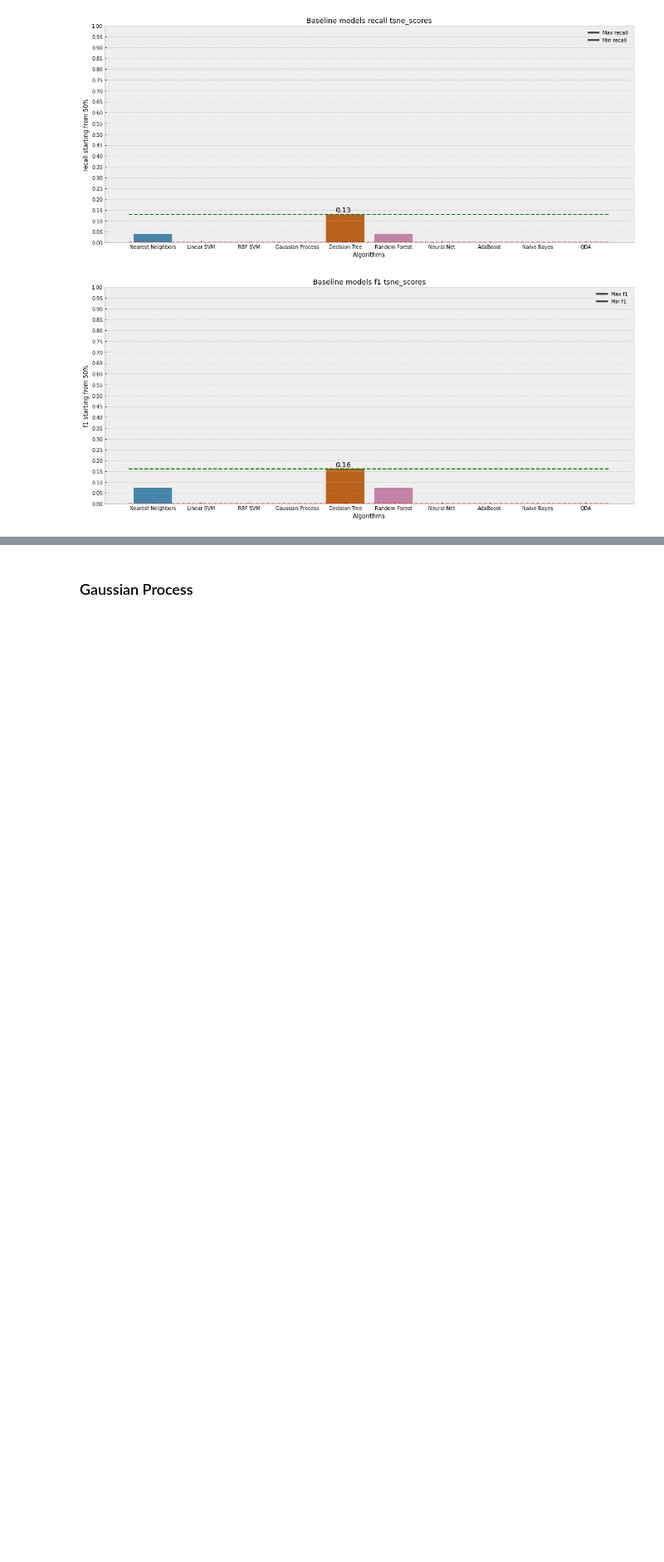
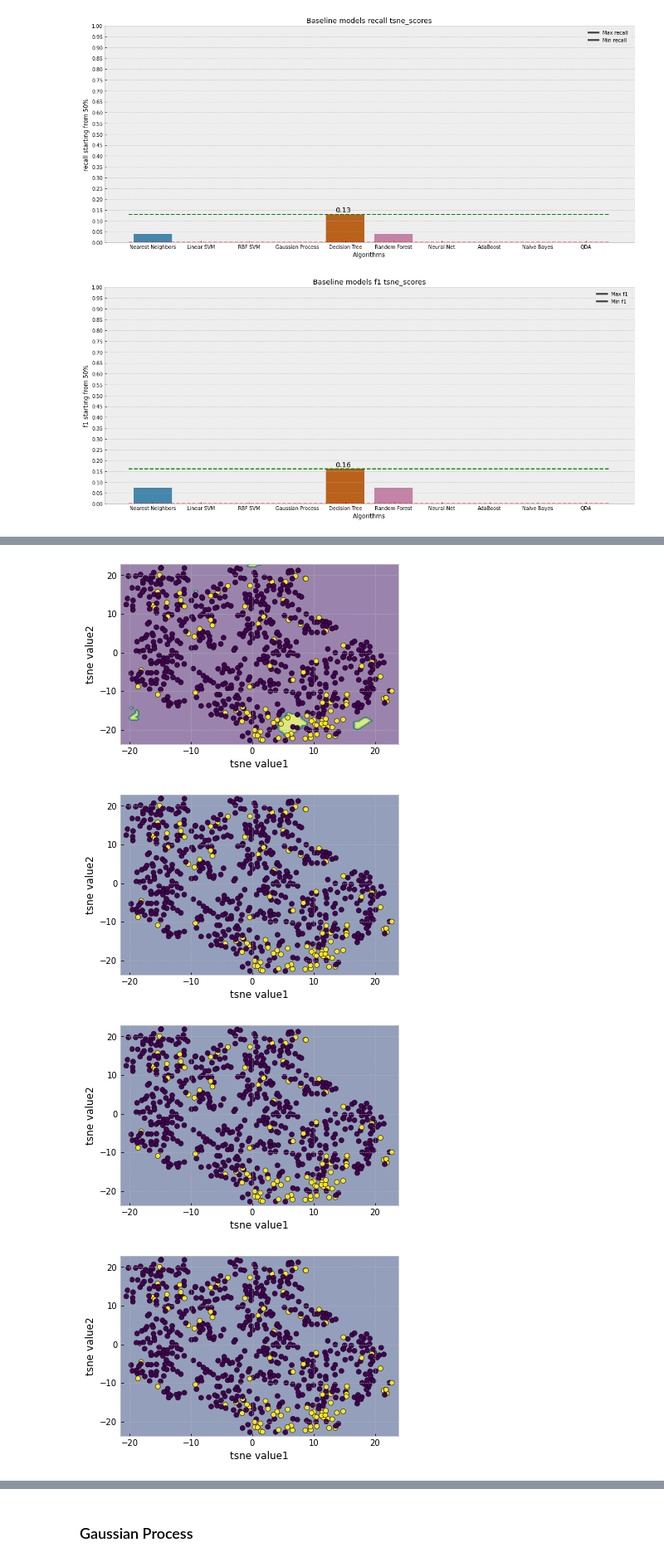
Before and after one commit to CarJung/Churn_exploration, a Jupyter notebook: churn_model.ipynb, the cells around one changed output, grey strips where cells are left out. Shown at 83% size. Cells and saved outputs as stored; diff of their text form; code cells hidden in the pictures; blank space fills up the shorter version.

```diff
--- a/churn_model.ipynb
+++ b/churn_model.ipynb
@@ -513,0 +539,18 @@ ValueError: X has 2 features, but ColumnTransformer is expecting 10 features as
+# %%
+from matplotlib.colors import ListedColormap
+from sklearn.inspection import DecisionBoundaryDisplay
+def DecisionBoundry(X_test, y_test,alg):
+    for name , clf in alg:
+        disp = DecisionBoundaryDisplay.from_estimator(
+            clf, data_xtest_embd, response_method="predict",
+            xlabel='tsne value1', ylabel='tsne value2',
+            alpha=0.5)
+        disp.ax_.scatter(data_xtest_embd[0], data_xtest_embd[1], c=y_test, edgecolor="k")
+    plt.show()
+# %%
+DecisionBoundry(data_xtest_embd, y_test,tsne_trained_alg)
+# %% [output]
+[figure, added]
+[figure, added]
+[figure, added]
+[figure, added]
```
Also changed, not shown: parts of 8 cells of this notebook.
